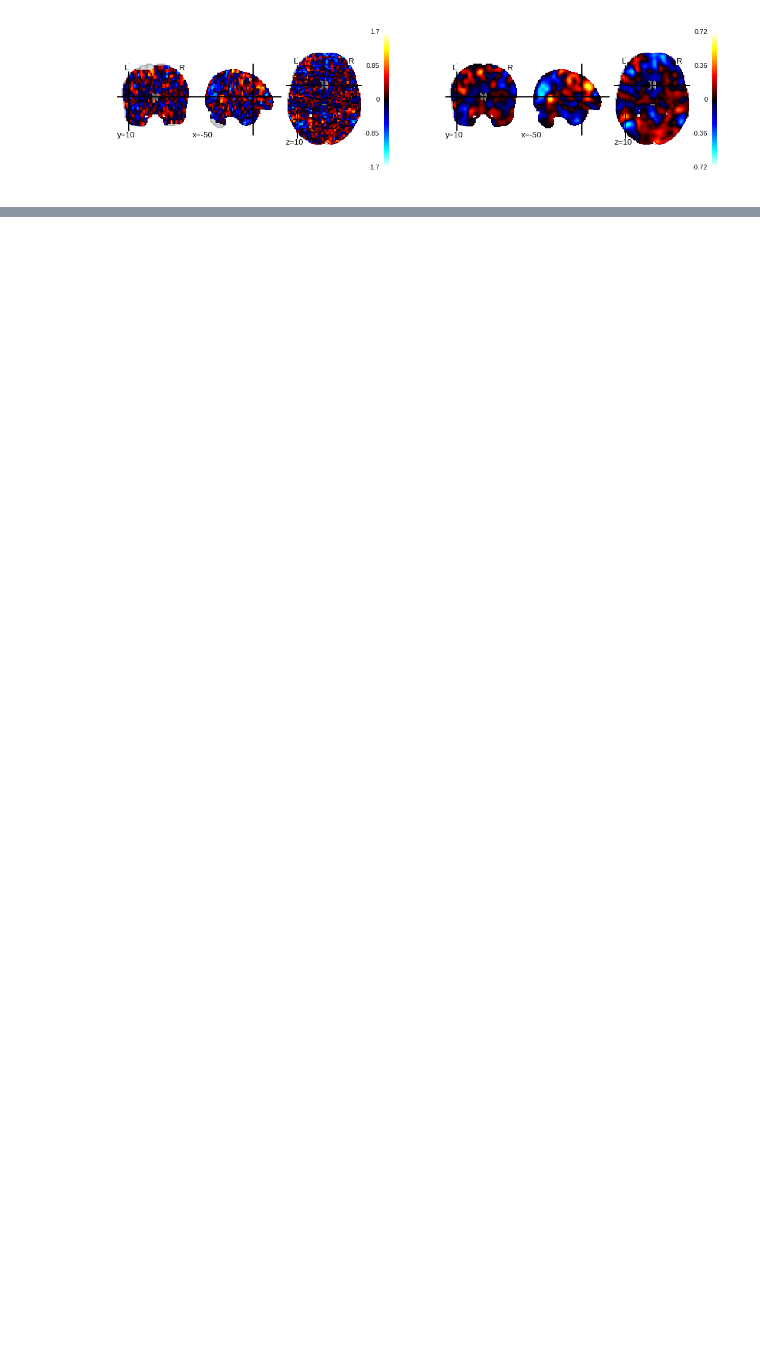
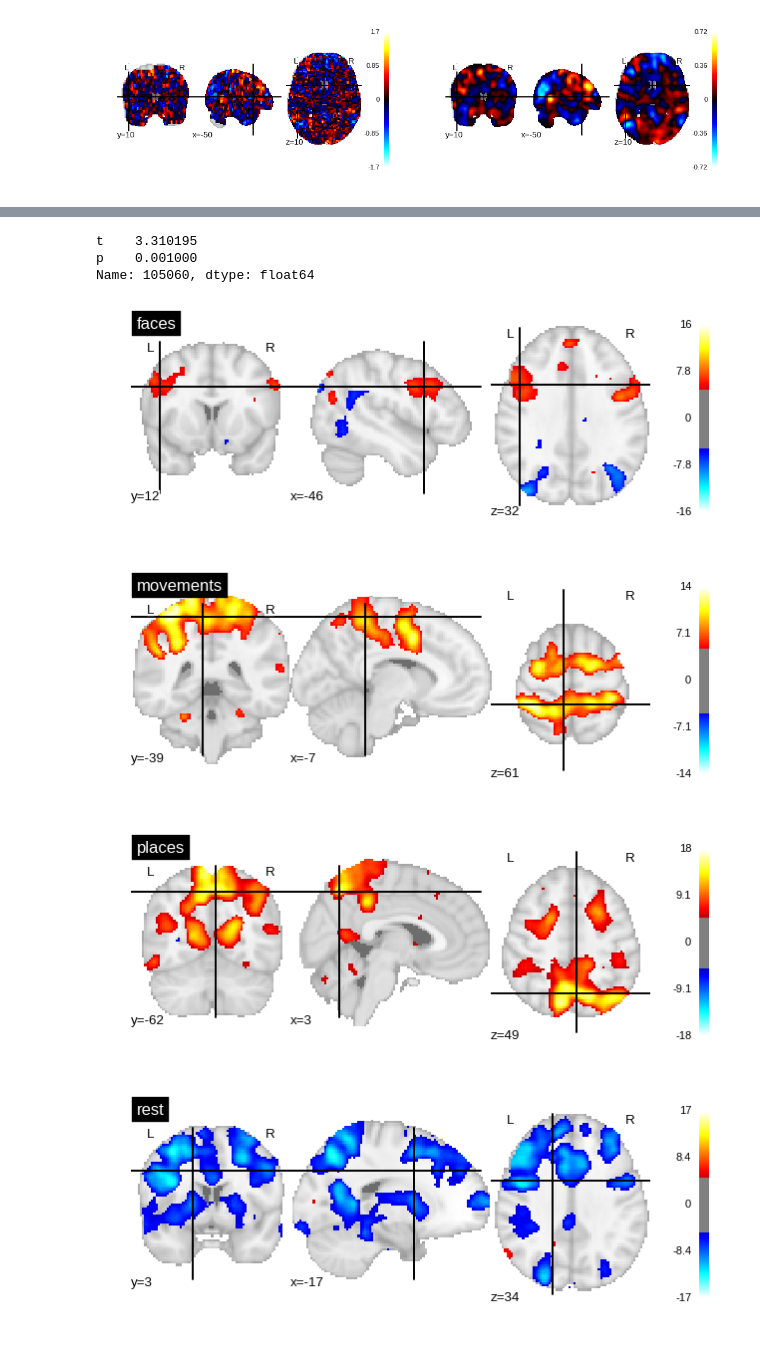
Before and after one commit to mwegrzyn/thoughtExperiment, a Jupyter notebook: notebooks/_000_extractData.ipynb, the cells around one changed output, grey strips where cells are left out. Drawn from its saved outputs; the diff is of its cells as text; code cells hidden in the pictures; blank space fills up the shorter version.

```diff
--- a/notebooks/_000_extractData.ipynb
+++ b/notebooks/_000_extractData.ipynb
@@ -349,5 +331,5 @@ blockDf,meanBlockDf = makeBlocks(trDf,dataDf)
 for i in meanBlockDf.index:
     thisIm = brainMaskerStd.inverse_transform(meanBlockDf.loc[i])
     thisName = '../outofsample/%s.nii.gz'%i
-    print 'writing %s to file...'%thisName
-    thisIm.to_filename(thisName)
+    #print 'writing %s to file...'%thisName
+    #thisIm.to_filename(thisName)
@@ -389,5 +368,5 @@ bigList
 for im in bigList:
     smooIm = smooMasker.inverse_transform(smooMasker.transform(im))
     imName = im.split('/')[-1]
-    print imName
-    smooIm.to_filename('../smooIms/s8%s'%imName)
+    #print imName
+    #smooIm.to_filename('../smooIms/s8%s'%imName)
@@ -418,0 +382,14 @@ plt.show()
+# %%
+smooStdMasker = input_data.NiftiMasker(mask_img='../masks/MNI152_T1_2mm_brain_mask.nii.gz',
+                                       standardize=True,detrend=True,smoothing_fwhm=8).fit()
+# %%
+bigStatsDf = pd.DataFrame()
+
+for i in range(2):
+
+    dataDf,designDf = getData(i+1,smooStdMasker)
+    dataDf.drop([0,1,252],inplace=True)
+    thisConds = np.array([ np.array([x]*10) for x in designDf['condition'] ]).flatten()
+    dataDf.index = [thisConds,dataDf.index]
+
+    bigStatsDf = pd.concat([bigStatsDf,dataDf])
@@ -418,0 +424,18 @@ plt.show()
+# %%
+tDf[tDf['p']<=0.001].sort_values(by='p',ascending=False).iloc[0]
+# %% [output]
+t    3.310195
+p    0.001000
+Name: 105060, dtype: float64
+# %%
+for i in bigStatsDf.index.levels[0]:
+    t,p = stats.ttest_ind( bigStatsDf.loc[i],bigStatsDf.drop(i,level=0) )
+    im = smooStdMasker.inverse_transform(t)
+    plotting.plot_stat_map(im,threshold=5,title=i)
+    plt.show()
+    im.to_filename('../tMaps/tMap_%s.nii.gz'%i)
+# %% [output]
+[figure, added]
+[figure, added]
+[figure, added]
+[figure, added]
```
Also changed, not shown: parts of 10 cells of this notebook, 5 other files.
